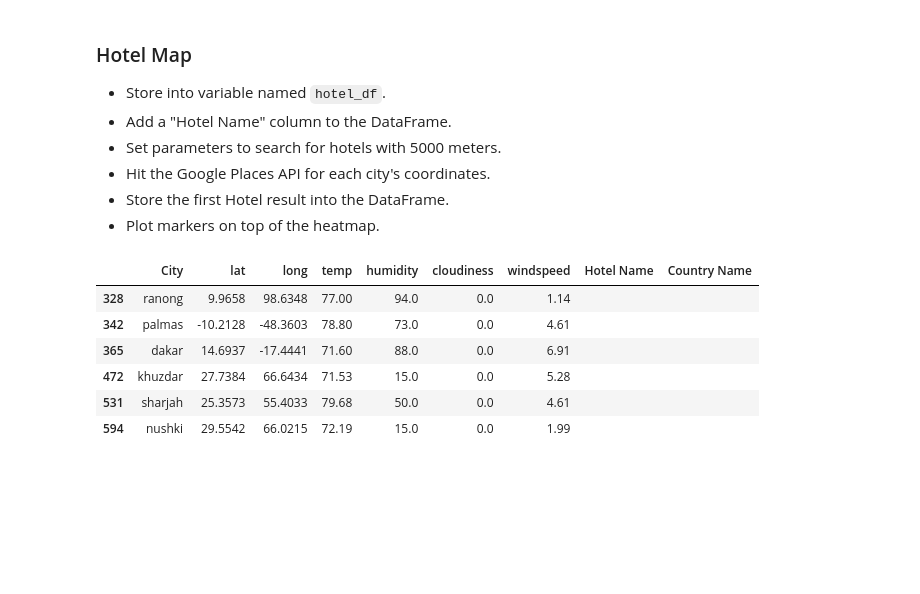
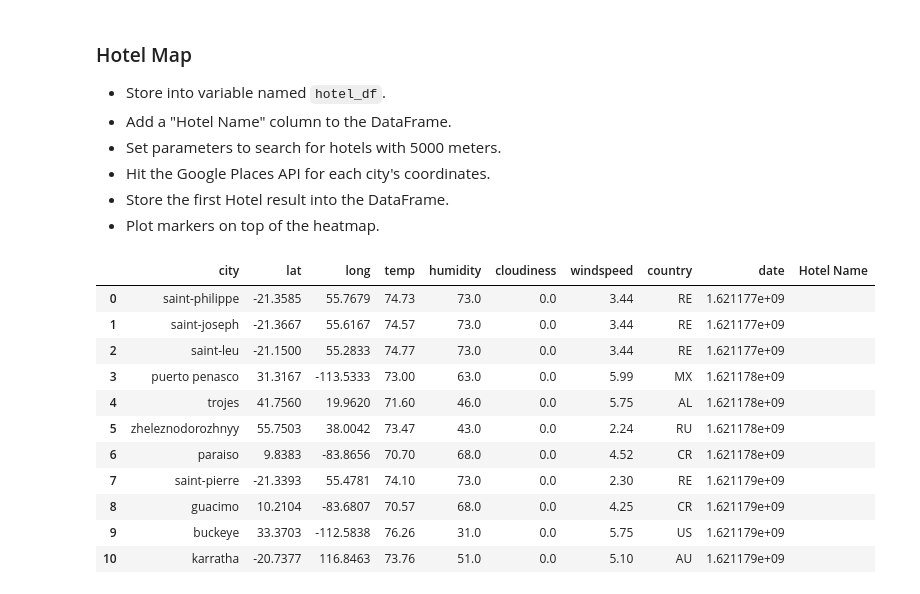
Before and after one commit to ttoffey/Python_API_Challenge, a Jupyter notebook: VacationPy/VacationPy.ipynb, the cells around one changed output. Saved outputs shown, nothing was run; the diff lists cells and outputs as text; code cells hidden in the pictures; blank space fills up the shorter version.

```diff
--- a/VacationPy/VacationPy.ipynb
+++ b/VacationPy/VacationPy.ipynb
@@ -97,16 +110,22 @@ hotel_df
 * Plot markers on top of the heatmap.
 # %%
 hotel_df["Hotel Name"]=""
-hotel_df["Country Name"]=""
 hotel_df
+hotel_df_short=hotel_df.reset_index(drop=True)
+hotel_df_short
 # %% [output]
-|  | City | lat | long | temp | humidity | cloudiness | windspeed | Hotel Name | Country Name |
-| 328 | ranong | 9.9658 | 98.6348 | 77.00 | 94.0 | 0.0 | 1.14 |  |  |
-| 342 | palmas | -10.2128 | -48.3603 | 78.80 | 73.0 | 0.0 | 4.61 |  |  |
-| 365 | dakar | 14.6937 | -17.4441 | 71.60 | 88.0 | 0.0 | 6.91 |  |  |
-| 472 | khuzdar | 27.7384 | 66.6434 | 71.53 | 15.0 | 0.0 | 5.28 |  |  |
-| 531 | sharjah | 25.3573 | 55.4033 | 79.68 | 50.0 | 0.0 | 4.61 |  |  |
-| 594 | nushki | 29.5542 | 66.0215 | 72.19 | 15.0 | 0.0 | 1.99 |  |  |
+|  | city | lat | long | temp | humidity | cloudiness | windspeed | country | date | Hotel Name |
+| 0 | saint-philippe | -21.3585 | 55.7679 | 74.73 | 73.0 | 0.0 | 3.44 | RE | 1.621177e+09 |  |
+| 1 | saint-joseph | -21.3667 | 55.6167 | 74.57 | 73.0 | 0.0 | 3.44 | RE | 1.621177e+09 |  |
+| 2 | saint-leu | -21.1500 | 55.2833 | 74.77 | 73.0 | 0.0 | 3.44 | RE | 1.621177e+09 |  |
+| 3 | puerto penasco | 31.3167 | -113.5333 | 73.00 | 63.0 | 0.0 | 5.99 | MX | 1.621178e+09 |  |
+| 4 | trojes | 41.7560 | 19.9620 | 71.60 | 46.0 | 0.0 | 5.75 | AL | 1.621178e+09 |  |
+| 5 | zheleznodorozhnyy | 55.7503 | 38.0042 | 73.47 | 43.0 | 0.0 | 2.24 | RU | 1.621178e+09 |  |
+| 6 | paraiso | 9.8383 | -83.8656 | 70.70 | 68.0 | 0.0 | 4.52 | CR | 1.621178e+09 |  |
+| 7 | saint-pierre | -21.3393 | 55.4781 | 74.10 | 73.0 | 0.0 | 2.30 | RE | 1.621179e+09 |  |
+| 8 | guacimo | 10.2104 | -83.6807 | 70.57 | 68.0 | 0.0 | 4.25 | CR | 1.621179e+09 |  |
+| 9 | buckeye | 33.3703 | -112.5838 | 76.26 | 31.0 | 0.0 | 5.75 | US | 1.621179e+09 |  |
+| 10 | karratha | -20.7377 | 116.8463 | 73.76 | 51.0 | 0.0 | 5.10 | AU | 1.621179e+09 |  |
 # %%
 params = {
     "radius": 5000,
```
Also changed, not shown: parts of 12 cells of this notebook, 5 other files.
